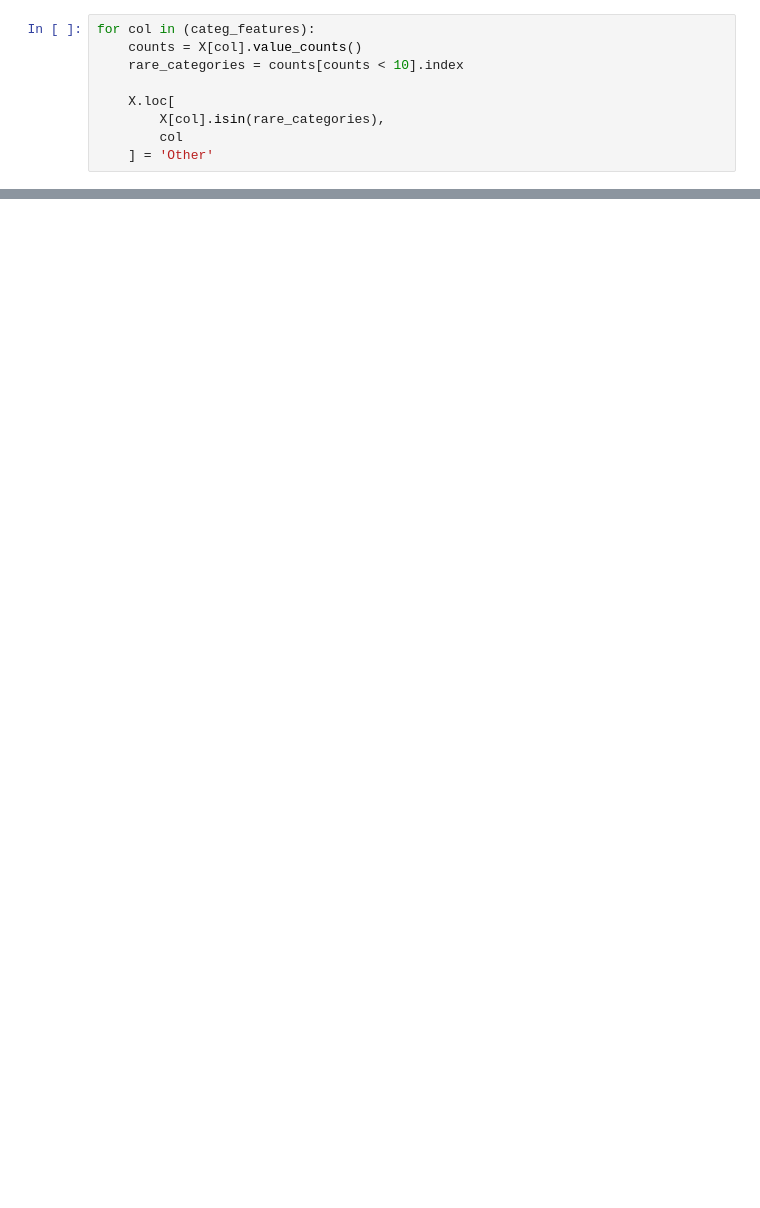
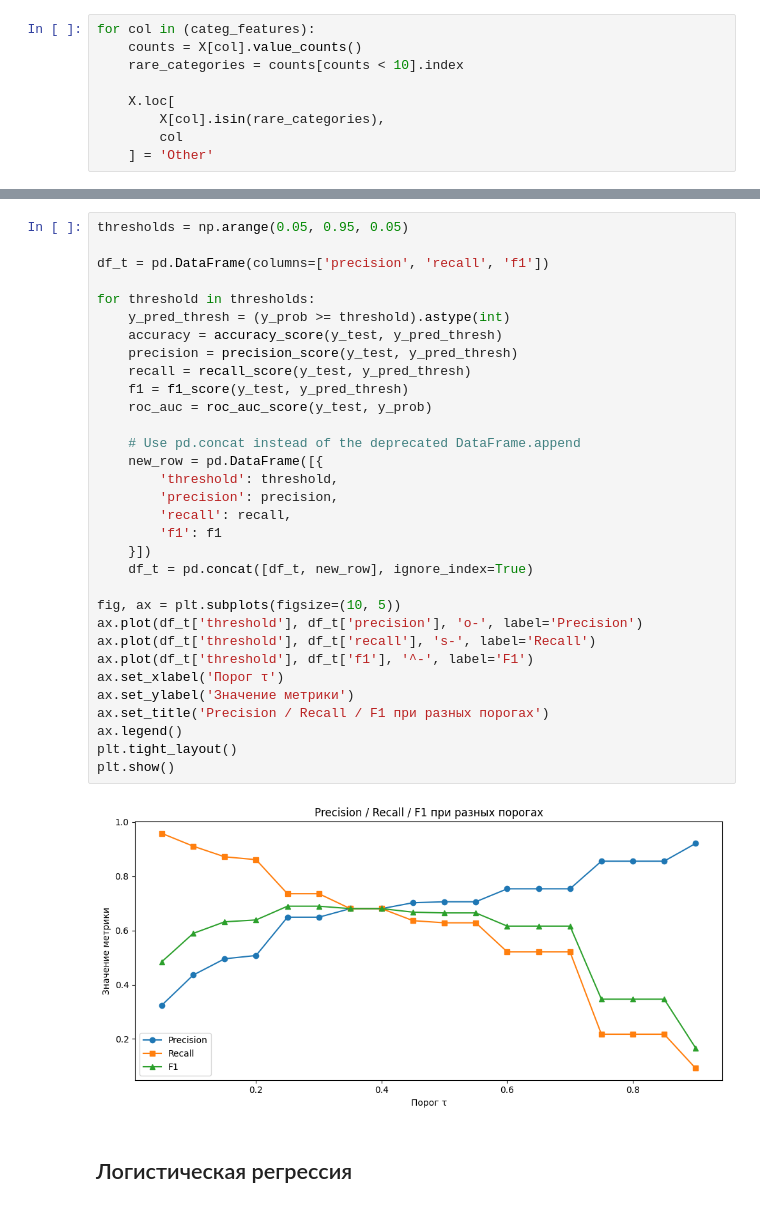
Before and after one commit to rofeleo/ml_hw, a Jupyter notebook: research.ipynb, the cells around one changed output, grey strips where cells are left out. Cells and saved outputs as stored; diff of their text form; blank space fills up the shorter version.

```diff
--- a/research.ipynb
+++ b/research.ipynb
@@ -394,0 +546,36 @@ preprocessor = ColumnTransformer(
+# %%
+thresholds = np.arange(0.05, 0.95, 0.05)
+
+df_t = pd.DataFrame(columns=['precision', 'recall', 'f1'])
+
+for threshold in thresholds:
+    y_pred_thresh = (y_prob >= threshold).astype(int)
+    accuracy = accuracy_score(y_test, y_pred_thresh)
+    precision = precision_score(y_test, y_pred_thresh)
+    recall = recall_score(y_test, y_pred_thresh)
+    f1 = f1_score(y_test, y_pred_thresh)
+    roc_auc = roc_auc_score(y_test, y_prob)
+
+    # Use pd.concat instead of the deprecated DataFrame.append
+    new_row = pd.DataFrame([{
+        'threshold': threshold,
+        'precision': precision,
+        'recall': recall,
+        'f1': f1
+    }])
+    df_t = pd.concat([df_t, new_row], ignore_index=True)
+
+fig, ax = plt.subplots(figsize=(10, 5))
+ax.plot(df_t['threshold'], df_t['precision'], 'o-', label='Precision')
+ax.plot(df_t['threshold'], df_t['recall'], 's-', label='Recall')
+ax.plot(df_t['threshold'], df_t['f1'], '^-', label='F1')
+ax.set_xlabel('Порог τ')
+ax.set_ylabel('Значение метрики')
+ax.set_title('Precision / Recall / F1 при разных порогах')
+ax.legend()
+plt.tight_layout()
+plt.show()
+# %% [output]
+[figure, added]
+# %% [markdown]
+## Логистическая регрессия
```
Also changed, not shown: parts of 21 cells of this notebook.
